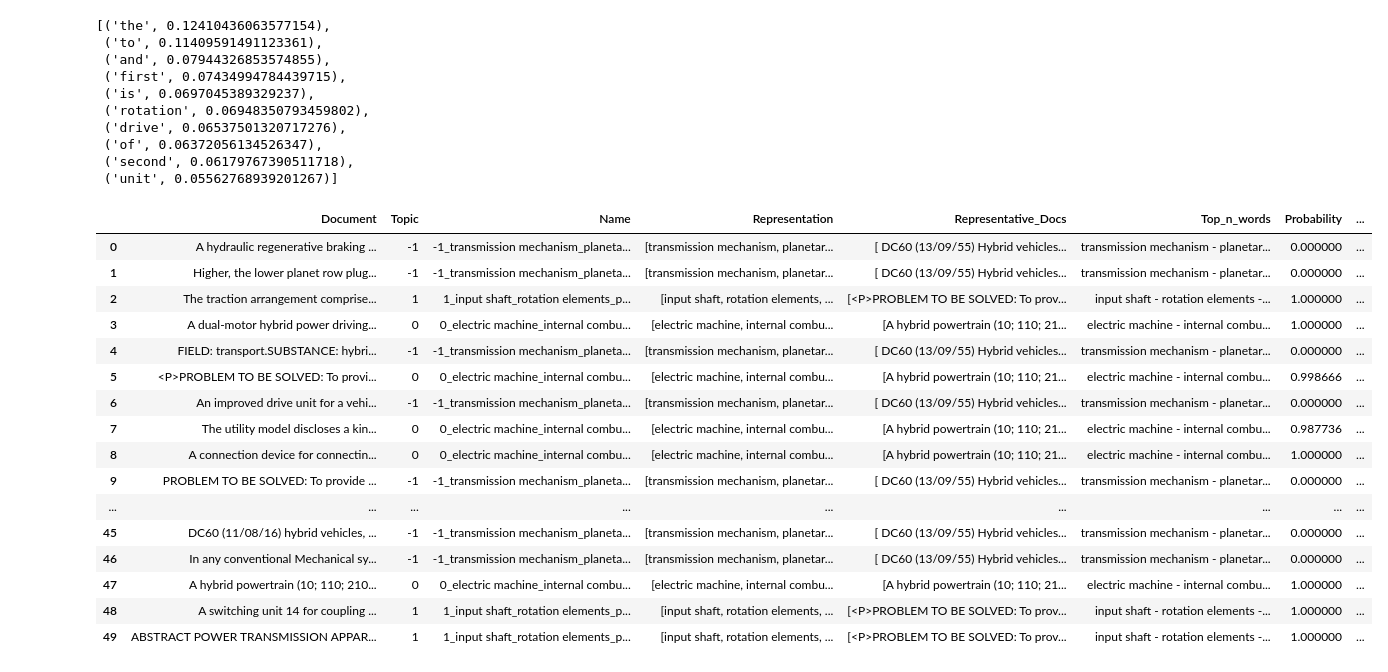
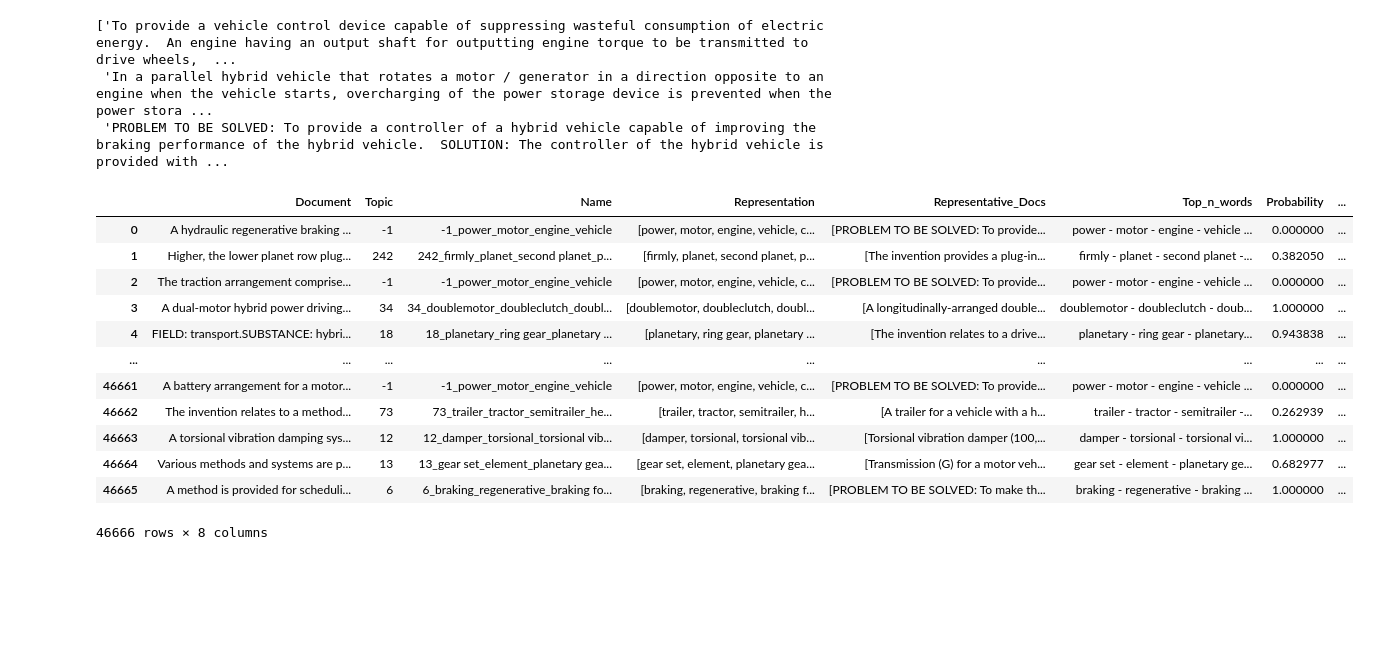
Before and after one commit to novojitsaha/getfocus_assignment, a Jupyter notebook: bertopic.ipynb, the cells around one changed output. Drawn from its saved outputs; the diff is of its cells as text; code cells hidden in the pictures; blank space fills up the shorter version.

```diff
--- a/bertopic.ipynb
+++ b/bertopic.ipynb
@@ -19,0 +29,2 @@ topic_model = BERTopic()
+# %%
+topic_model = BERTopic(vectorizer_model=vec_model, calculate_probabilities=True)
@@ -20,2 +33,2 @@ topic_model = BERTopic()
 # %%
-topics, probs = topic_model.fit_transform(texts)
+topics, probs = topic_model.fit_transform(abstracts, embeddings_loaded)
@@ -21,0 +37,2 @@ topics, probs = topic_model.fit_transform(texts)
+# %%
+topic_model.update_topics(abstracts, vectorizer_model=vec_model)
@@ -29,37 +57,22 @@ topic_model.get_topic_info()
-# %%
- topic_model.get_topic(1)
-# %% [output]
-[('the', 0.12410436063577154),
- ('to', 0.11409591491123361),
- ('and', 0.07944326853574855),
- ('first', 0.07434994784439715),
- ('is', 0.0697045389329237),
- ('rotation', 0.06948350793459802),
- ('drive', 0.06537501320717276),
- ('of', 0.06372056134526347),
- ('second', 0.06179767390511718),
- ('unit', 0.05562768939201267)]
-# %%
-
-vectorizer_model = CountVectorizer(min_df=2, stop_words='english', ngram_range=(2,4))
-topic_model.update_topics(texts, vectorizer_model=vectorizer_model)
+# %%
+topic_model.get_representative_docs(-1)
+# %% [output]
+['To provide a vehicle control device capable of suppressing wasteful consumption of electric energy.  An engine having an output shaft for outputting engine torque to be transmitted to drive wheels,  ...
+ 'In a parallel hybrid vehicle that rotates a motor / generator in a direction opposite to an engine when the vehicle starts, overcharging of the power storage device is prevented when the power stora ...
+ 'PROBLEM TO BE SOLVED: To provide a controller of a hybrid vehicle capable of improving the braking performance of the hybrid vehicle.  SOLUTION: The controller of the hybrid vehicle is provided with ...
 # %%
-topic_model.get_document_info(texts)
+topic_model.get_document_info(abstracts)
 # %% [output]
 |  | Document | Topic | Name | Representation | Representative_Docs | Top_n_words | Probability | ... |
-| 0 | A hydraulic regenerative braking ... | -1 | -1_transmission mechanism_planeta... | [transmission mechanism, planetar... | [ DC60 (13/09/55) Hybrid vehicles... | transmission mechanism - planetar... | 0.000000 | ... |
-| 1 | Higher, the lower planet row plug... | -1 | -1_transmission mechanism_planeta... | [transmission mechanism, planetar... | [ DC60 (13/09/55) Hybrid vehicles... | transmission mechanism - planetar... | 0.000000 | ... |
-| 2 | The traction arrangement comprise... | 1 | 1_input shaft_rotation elements_p... | [input shaft, rotation elements, ... | [<P>PROBLEM TO BE SOLVED: To prov... | input shaft - rotation elements -... | 1.000000 | ... |
-| 3 | A dual-motor hybrid power driving... | 0 | 0_electric machine_internal combu... | [electric machine, internal combu... | [A hybrid powertrain (10; 110; 21... | electric machine - internal combu... | 1.000000 | ... |
-| 4 | FIELD: transport.SUBSTANCE: hybri... | -1 | -1_transmission mechanism_planeta... | [transmission mechanism, planetar... | [ DC60 (13/09/55) Hybrid vehicles... | transmission mechanism - planetar... | 0.000000 | ... |
-| 5 | <P>PROBLEM TO BE SOLVED: To provi... | 0 | 0_electric machine_internal combu... | [electric machine, internal combu... | [A hybrid powertrain (10; 110; 21... | electric machine - internal combu... | 0.998666 | ... |
-| 6 | An improved drive unit for a vehi... | -1 | -1_transmission mechanism_planeta... | [transmission mechanism, planetar... | [ DC60 (13/09/55) Hybrid vehicles... | transmission mechanism - planetar... | 0.000000 | ... |
-| 7 | The utility model discloses a kin... | 0 | 0_electric machine_internal combu... | [electric machine, internal combu... | [A hybrid powertrain (10; 110; 21... | electric machine - internal combu... | 0.987736 | ... |
-| 8 | A connection device for connectin... | 0 | 0_electric machine_internal combu... | [electric machine, internal combu... | [A hybrid powertrain (10; 110; 21... | electric machine - internal combu... | 1.000000 | ... |
-| 9 | PROBLEM TO BE SOLVED: To provide ... | -1 | -1_transmission mechanism_planeta... | [transmission mechanism, planetar... | [ DC60 (13/09/55) Hybrid vehicles... | transmission mechanism - planetar... | 0.000000 | ... |
+| 0 | A hydraulic regenerative braking ... | -1 | -1_power_motor_engine_vehicle | [power, motor, engine, vehicle, c... | [PROBLEM TO BE SOLVED: To provide... | power - motor - engine - vehicle ... | 0.000000 | ... |
+| 1 | Higher, the lower planet row plug... | 242 | 242_firmly_planet_second planet_p... | [firmly, planet, second planet, p... | [The invention provides a plug-in... | firmly - planet - second planet -... | 0.382050 | ... |
+| 2 | The traction arrangement comprise... | -1 | -1_power_motor_engine_vehicle | [power, motor, engine, vehicle, c... | [PROBLEM TO BE SOLVED: To provide... | power - motor - engine - vehicle ... | 0.000000 | ... |
+| 3 | A dual-motor hybrid power driving... | 34 | 34_doublemotor_doubleclutch_doubl... | [doublemotor, doubleclutch, doubl... | [A longitudinally-arranged double... | doublemotor - doubleclutch - doub... | 1.000000 | ... |
+| 4 | FIELD: transport.SUBSTANCE: hybri... | 18 | 18_planetary_ring gear_planetary ... | [planetary, ring gear, planetary ... | [The invention relates to a drive... | planetary - ring gear - planetary... | 0.943838 | ... |
 | ... | ... | ... | ... | ... | ... | ... | ... | ... |
-| 45 | DC60 (11/08/16) hybrid vehicles, ... | -1 | -1_transmission mechanism_planeta... | [transmission mechanism, planetar... | [ DC60 (13/09/55) Hybrid vehicles... | transmission mechanism - planetar... | 0.000000 | ... |
-| 46 | In any conventional Mechanical sy... | -1 | -1_transmission mechanism_planeta... | [transmission mechanism, planetar... | [ DC60 (13/09/55) Hybrid vehicles... | transmission mechanism - planetar... | 0.000000 | ... |
-| 47 | A hybrid powertrain (10; 110; 210... | 0 | 0_electric machine_internal combu... | [electric machine, internal combu... | [A hybrid powertrain (10; 110; 21... | electric machine - internal combu... | 1.000000 | ... |
-| 48 | A switching unit 14 for coupling ... | 1 | 1_input shaft_rotation elements_p... | [input shaft, rotation elements, ... | [<P>PROBLEM TO BE SOLVED: To prov... | input shaft - rotation elements -... | 1.000000 | ... |
-| 49 | ABSTRACT POWER TRANSMISSION APPAR... | 1 | 1_input shaft_rotation elements_p... | [input shaft, rotation elements, ... | [<P>PROBLEM TO BE SOLVED: To prov... | input shaft - rotation elements -... | 1.000000 | ... |
+| 46661 | A battery arrangement for a motor... | -1 | -1_power_motor_engine_vehicle | [power, motor, engine, vehicle, c... | [PROBLEM TO BE SOLVED: To provide... | power - motor - engine - vehicle ... | 0.000000 | ... |
+| 46662 | The invention relates to a method... | 73 | 73_trailer_tractor_semitrailer_he... | [trailer, tractor, semitrailer, h... | [A trailer for a vehicle with a h... | trailer - tractor - semitrailer -... | 0.262939 | ... |
+| 46663 | A torsional vibration damping sys... | 12 | 12_damper_torsional_torsional vib... | [damper, torsional, torsional vib... | [Torsional vibration damper (100,... | damper - torsional - torsional vi... | 1.000000 | ... |
+| 46664 | Various methods and systems are p... | 13 | 13_gear set_element_planetary gea... | [gear set, element, planetary gea... | [Transmission (G) for a motor veh... | gear set - element - planetary ge... | 0.682977 | ... |
+| 46665 | A method is provided for scheduli... | 6 | 6_braking_regenerative_braking fo... | [braking, regenerative, braking f... | [PROBLEM TO BE SOLVED: To make th... | braking - regenerative - braking ... | 1.000000 | ... |
+46666 rows × 8 columns
```
Also changed, not shown: parts of 46 cells of this notebook, 13 other files.
